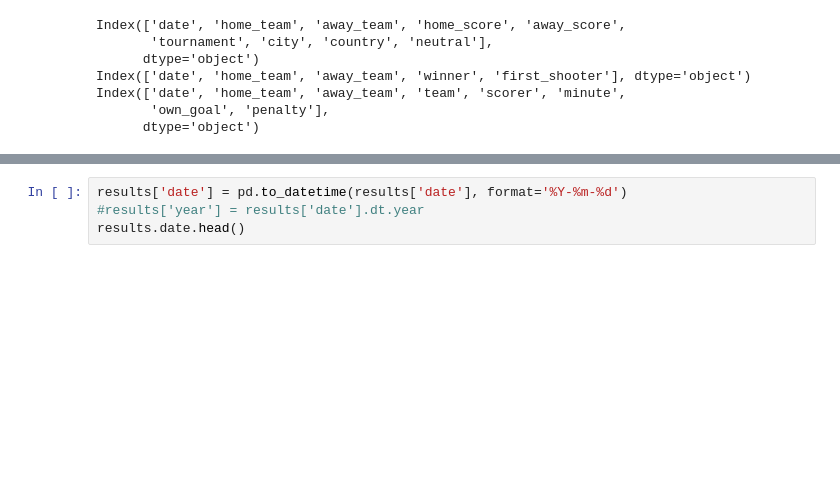
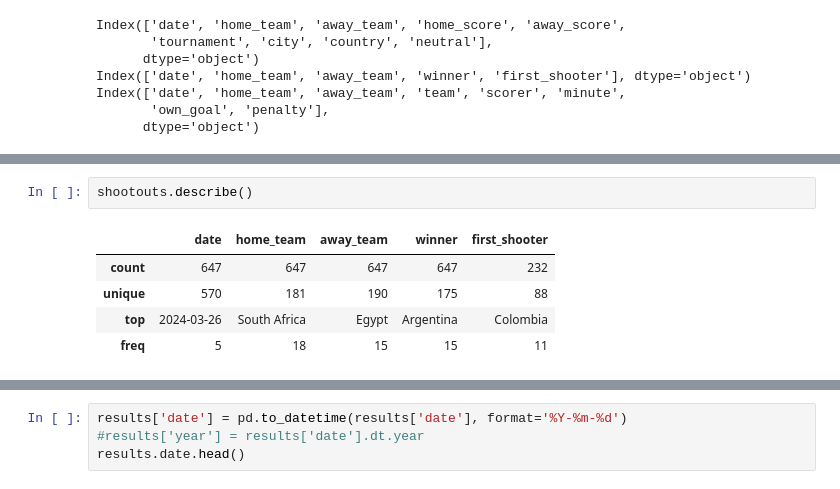
Before and after one commit to joelie1105/international_results_project, a Jupyter notebook: international_results.ipynb, the cells around one changed output, grey strips where cells are left out. Cells and saved outputs as stored; diff of their text form; blank space fills up the shorter version.

```diff
--- a/international_results.ipynb
+++ b/international_results.ipynb
@@ -59,0 +173,8 @@ memory usage: 3.0+ MB
+# %%
+shootouts.describe()
+# %% [output]
+|  | date | home_team | away_team | winner | first_shooter |
+| count | 647 | 647 | 647 | 647 | 232 |
+| unique | 570 | 181 | 190 | 175 | 88 |
+| top | 2024-03-26 | South Africa | Egypt | Argentina | Colombia |
+| freq | 5 | 18 | 15 | 15 | 11 |
```
Also changed, not shown: parts of 12 cells of this notebook, 1 other file.
